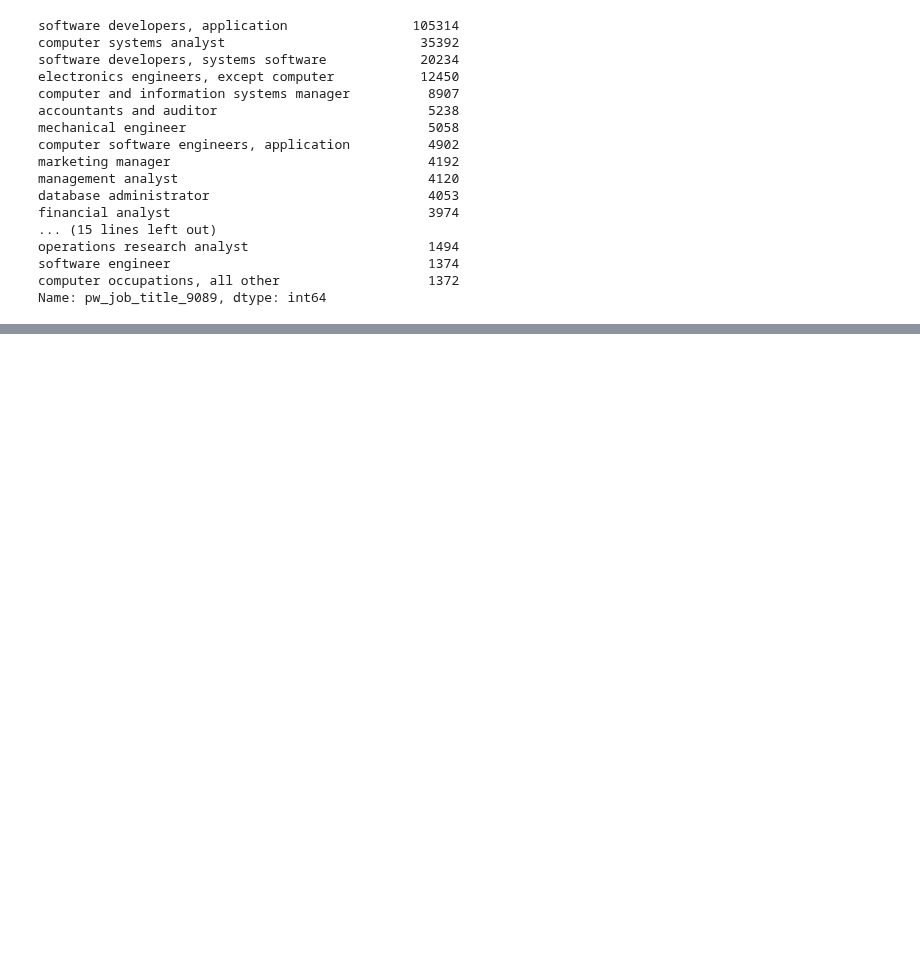
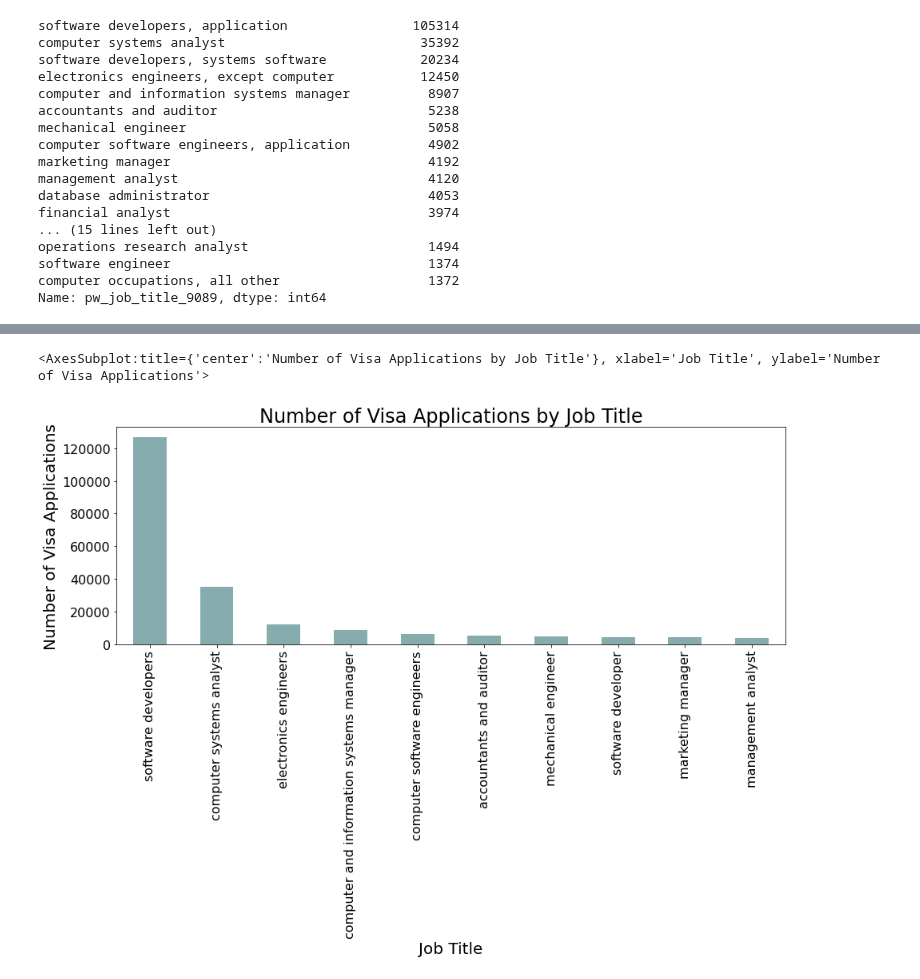
Before and after one commit to andy8001/python_visa, a Jupyter notebook: analysis/bewerbungFürWelchenBeruf.ipynb, the cells around one changed output, grey strips where cells are left out. Saved outputs shown, nothing was run; the diff lists cells and outputs as text; code cells hidden in the pictures; blank space fills up the shorter version.

```diff
--- a/analysis/bewerbungFürWelchenBeruf.ipynb
+++ b/analysis/bewerbungFürWelchenBeruf.ipynb
@@ -57,0 +55,7 @@ plt.show()
+# %%
+visas_df['pw_job_title_9089'] = visas_df['pw_job_title_9089'].astype(str).str.split(',').str[0]
+# %%
+visas_df['pw_job_title_9089'].value_counts()[:10].plot(kind="bar", xlabel="Job Title", ylabel = "Number of Visa Applications", title = "Number of Visa Applications by Job Title", figsize = [15,5])
+# %% [output]
+<AxesSubplot:title={'center':'Number of Visa Applications by Job Title'}, xlabel='Job Title', ylabel='Number of Visa Applications'>
+[figure, added]
```
Also changed, not shown: parts of 4 cells of this notebook, 7 other files.
